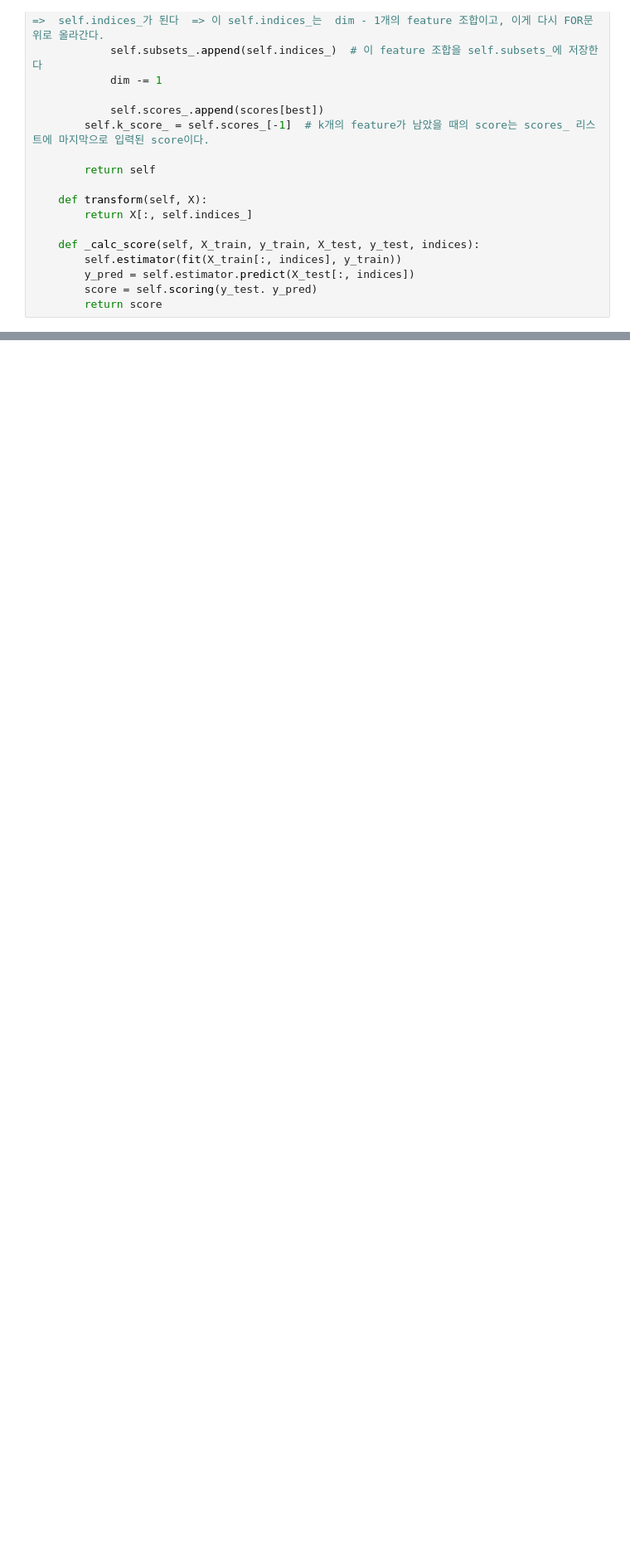
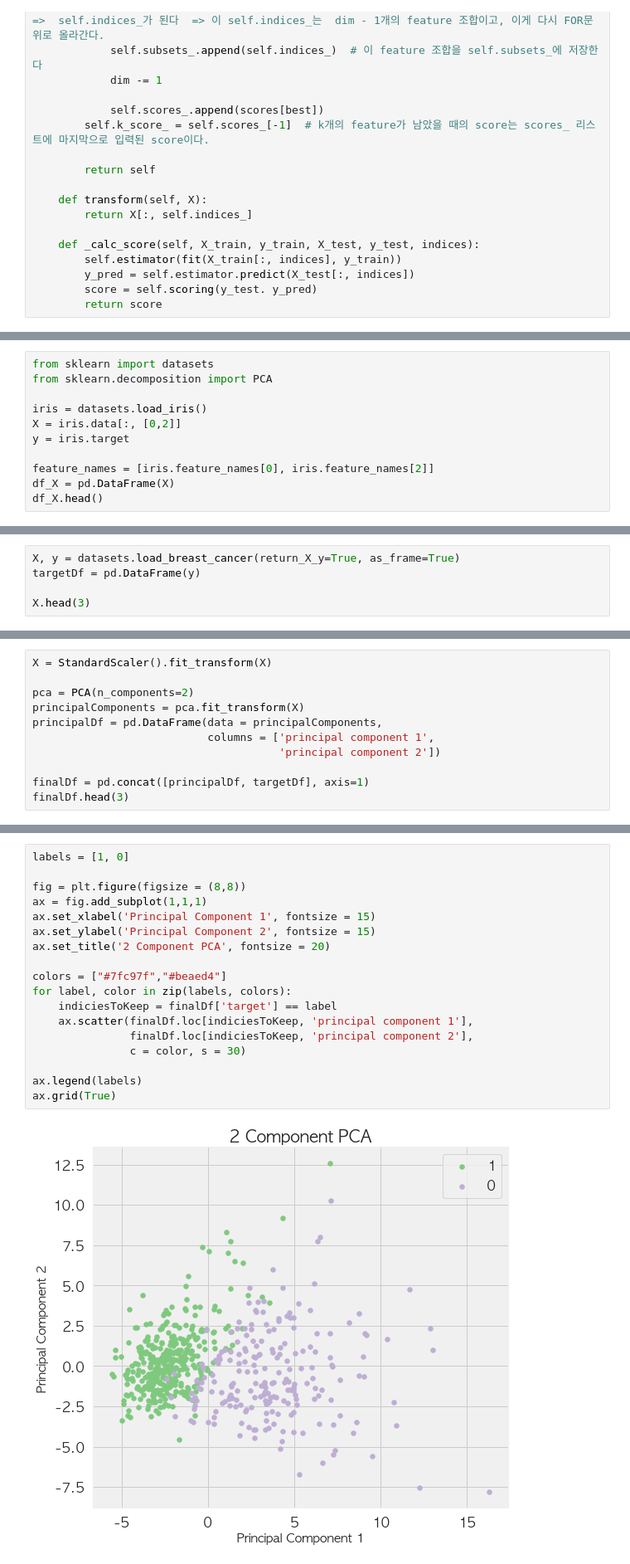
Before and after one commit to oldcamel-sw/datascience-2023, a Jupyter notebook: Contents/Preprocessing_FeatureEngineering.ipynb, the cells around one changed output, grey strips where cells are left out. Shown at 83% size. Cells and saved outputs as stored; diff of their text form; blank space fills up the shorter version.

```diff
--- a/Contents/Preprocessing_FeatureEngineering.ipynb
+++ b/Contents/Preprocessing_FeatureEngineering.ipynb
@@ -1197,0 +1749,11 @@ Class Imbalance
+# %%
+from sklearn import datasets
+from sklearn.decomposition import PCA
+
+iris = datasets.load_iris()
+X = iris.data[:, [0,2]]
+y = iris.target
+
+feature_names = [iris.feature_names[0], iris.feature_names[2]]
+df_X = pd.DataFrame(X)
+df_X.head()
@@ -1197,0 +1795,5 @@ Class Imbalance
+# %%
+X, y = datasets.load_breast_cancer(return_X_y=True, as_frame=True)
+targetDf = pd.DataFrame(y)
+
+X.head(3)
@@ -1197,0 +1806,11 @@ Class Imbalance
+# %%
+X = StandardScaler().fit_transform(X)
+
+pca = PCA(n_components=2)
+principalComponents = pca.fit_transform(X)
+principalDf = pd.DataFrame(data = principalComponents,
+                           columns = ['principal component 1',
+                                      'principal component 2'])
+
+finalDf = pd.concat([principalDf, targetDf], axis=1)
+finalDf.head(3)
@@ -1197,0 +1822,20 @@ Class Imbalance
+# %%
+labels = [1, 0]
+
+fig = plt.figure(figsize = (8,8))
+ax = fig.add_subplot(1,1,1)
+ax.set_xlabel('Principal Component 1', fontsize = 15)
+ax.set_ylabel('Principal Component 2', fontsize = 15)
+ax.set_title('2 Component PCA', fontsize = 20)
+
+colors = ["#7fc97f","#beaed4"]
+for label, color in zip(labels, colors):
+    indiciesToKeep = finalDf['target'] == label
+    ax.scatter(finalDf.loc[indiciesToKeep, 'principal component 1'],
+               finalDf.loc[indiciesToKeep, 'principal component 2'],
+               c = color, s = 30)
+
+ax.legend(labels)
+ax.grid(True)
+# %% [output]
+[figure, added]
```
Also changed, not shown: parts of 131 cells of this notebook, 3 other files.
